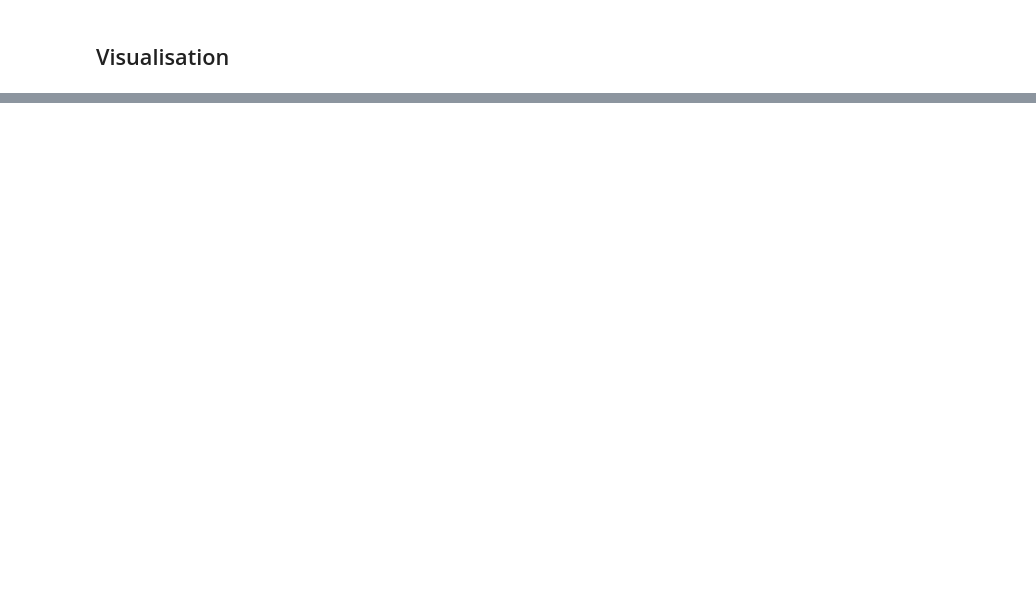
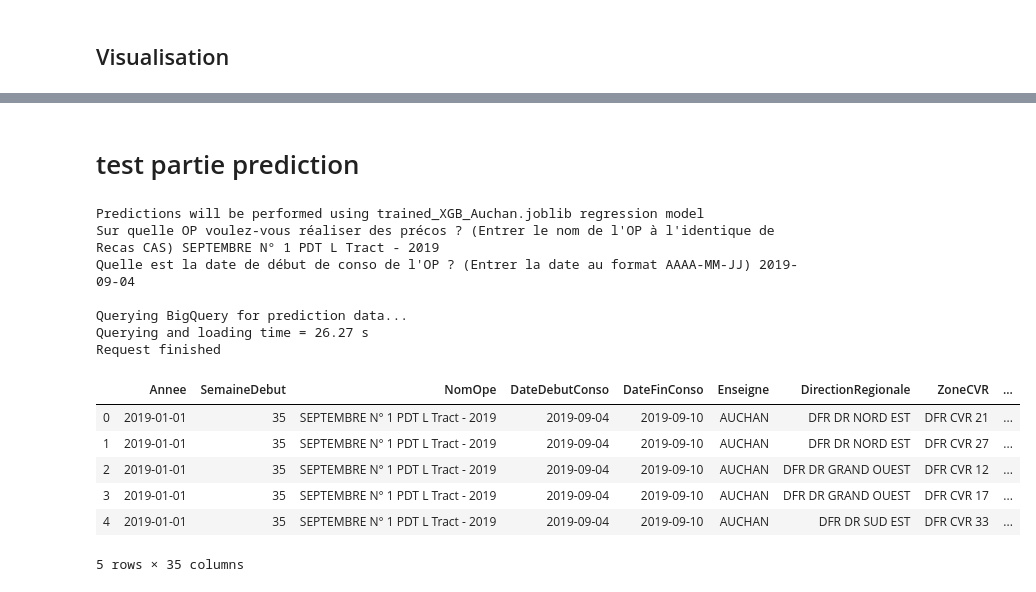
Before and after one commit to BOTTINYA/Precos_OSA, a Jupyter notebook: dev.ipynb, the cells around one changed output, grey strips where cells are left out. Saved outputs shown, nothing was run; the diff lists cells and outputs as text; code cells hidden in the pictures; blank space fills up the shorter version.

```diff
--- a/dev.ipynb
+++ b/dev.ipynb
@@ -157,0 +144,49 @@ for col in numerical_columns:
+# %% [markdown]
+# test partie prediction
+# %%
+import data
+import model_training
+import preprocessing
+import predictions
+import exportation
+import settings
+
+import joblib
+import string
+
+import matplotlib.pyplot as plt
+import seaborn as sns
+import pandas as pd
+import numpy as np
+
+
+# *****************************************************************
+# ------------------------ Program parameters ----------------------
+# *****************************************************************
+
+
+enseigne = settings.enseigne
+# %%
+#Load trained model
+gbm = joblib.load('trained_XBG_'+enseigne+'.joblib')
+print('Predictions will be performed using trained_XGB_'+enseigne+'.joblib regression model')
+
+#Get data to perform prediction on
+F = data.data_extraction.Forecast('BigQuery', enseigne)
+
+F.head()
+# %% [output]
+Predictions will be performed using trained_XGB_Auchan.joblib regression model
+Sur quelle OP voulez-vous réaliser des précos ? (Entrer le nom de l'OP à l'identique de Recas CAS) SEPTEMBRE N° 1 PDT L Tract - 2019
+Quelle est la date de début de conso de l'OP ? (Entrer la date au format AAAA-MM-JJ) 2019-09-04
+
+Querying BigQuery for prediction data...
+Querying and loading time = 26.27 s
+Request finished
+|  | Annee | SemaineDebut | NomOpe | DateDebutConso | DateFinConso | Enseigne | DirectionRegionale | ZoneCVR | ... |
+| 0 | 2019-01-01 | 35 | SEPTEMBRE N° 1 PDT L Tract - 2019 | 2019-09-04 | 2019-09-10 | AUCHAN | DFR DR NORD EST | DFR CVR 21 | ... |
+| 1 | 2019-01-01 | 35 | SEPTEMBRE N° 1 PDT L Tract - 2019 | 2019-09-04 | 2019-09-10 | AUCHAN | DFR DR NORD EST | DFR CVR 27 | ... |
+| 2 | 2019-01-01 | 35 | SEPTEMBRE N° 1 PDT L Tract - 2019 | 2019-09-04 | 2019-09-10 | AUCHAN | DFR DR GRAND OUEST | DFR CVR 12 | ... |
+| 3 | 2019-01-01 | 35 | SEPTEMBRE N° 1 PDT L Tract - 2019 | 2019-09-04 | 2019-09-10 | AUCHAN | DFR DR GRAND OUEST | DFR CVR 17 | ... |
+| 4 | 2019-01-01 | 35 | SEPTEMBRE N° 1 PDT L Tract - 2019 | 2019-09-04 | 2019-09-10 | AUCHAN | DFR DR SUD EST | DFR CVR 33 | ... |
+5 rows × 35 columns
```
Also changed, not shown: parts of 20 cells of this notebook, 8 other files.
